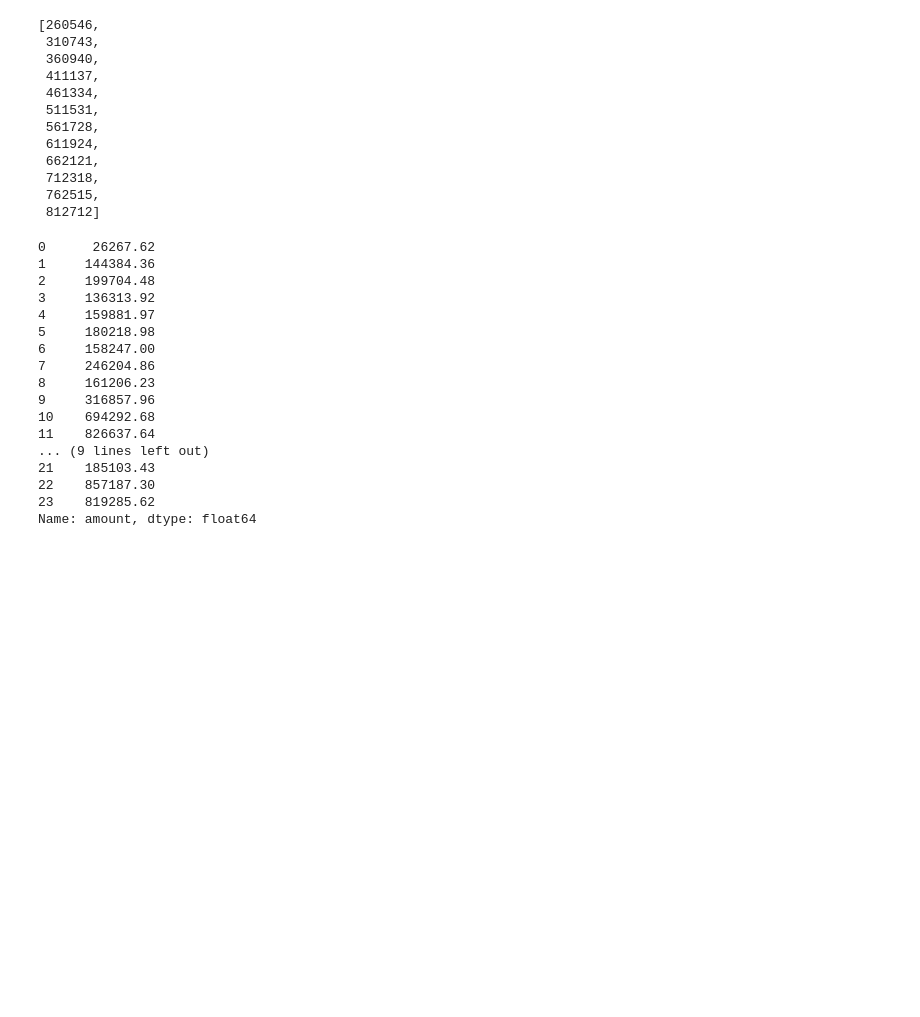
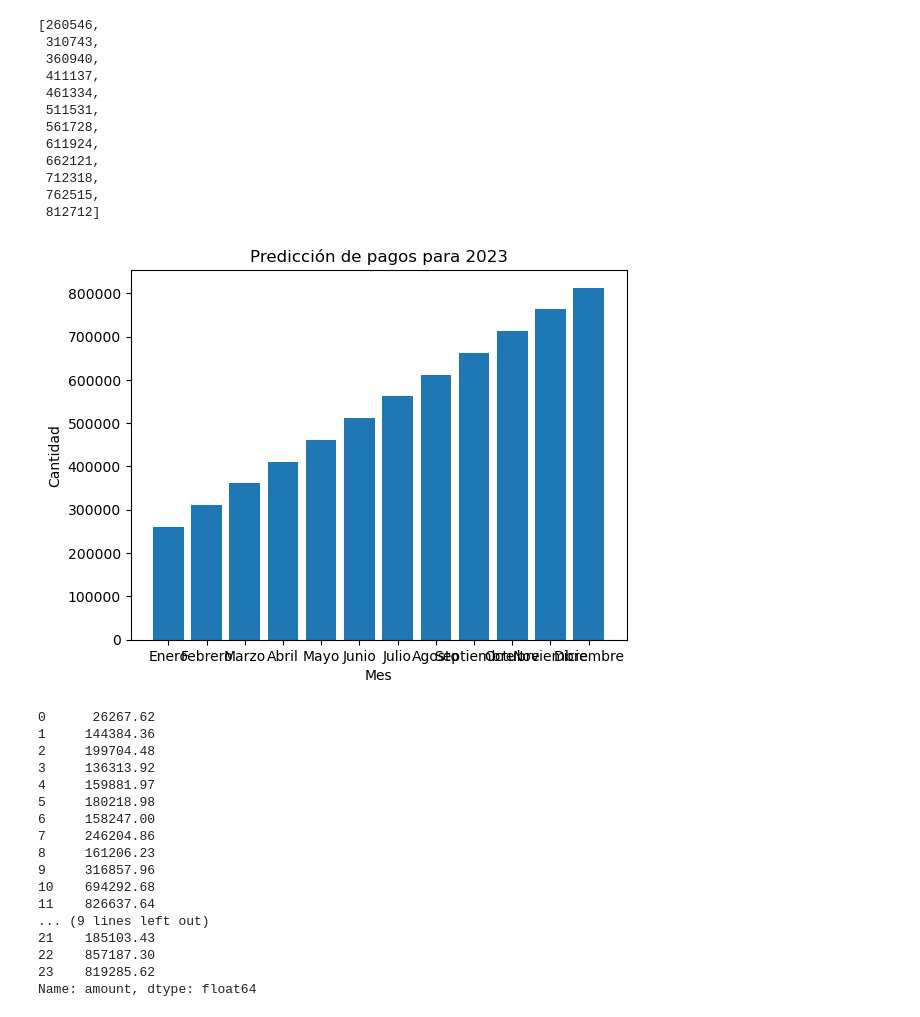
Before and after one commit to Carlosclementegarcia/w8-final_project, a Jupyter notebook: main.ipynb, the cells around one changed output. Saved outputs shown, nothing was run; the diff lists cells and outputs as text; code cells hidden in the pictures; blank space fills up the shorter version.

```diff
--- a/main.ipynb
+++ b/main.ipynb
@@ -846,6 +750,30 @@ predictions_rounded
  712318,
  762515,
  812712]
+# %%
+import matplotlib.pyplot as plt
+
+# Crear una figura y un eje
+fig, ax = plt.subplots()
+
+# Configurar el estilo del gráfico
+ax.set_xlabel("Mes")
+ax.set_ylabel("Cantidad")
+ax.set_title("Predicción de pagos para 2023")
+
+# Obtener los datos para el eje x (meses)
+meses = ["Enero", "Febrero", "Marzo", "Abril", "Mayo", "Junio", "Julio", "Agosto", "Septiembre", "Octubre", "Noviembre", "Diciembre"]
+
+# Obtener los datos para el eje y (predicciones)
+predicciones = predictions_rounded
+
+# Crear el gráfico de barras
+ax.bar(meses, predicciones)
+
+# Mostrar el gráfico
+plt.show()
+# %% [output]
+[figure, added]
 # %%
 y_train
 # %% [output]
```
Also changed, not shown: parts of 31 cells of this notebook, 13 other files.
